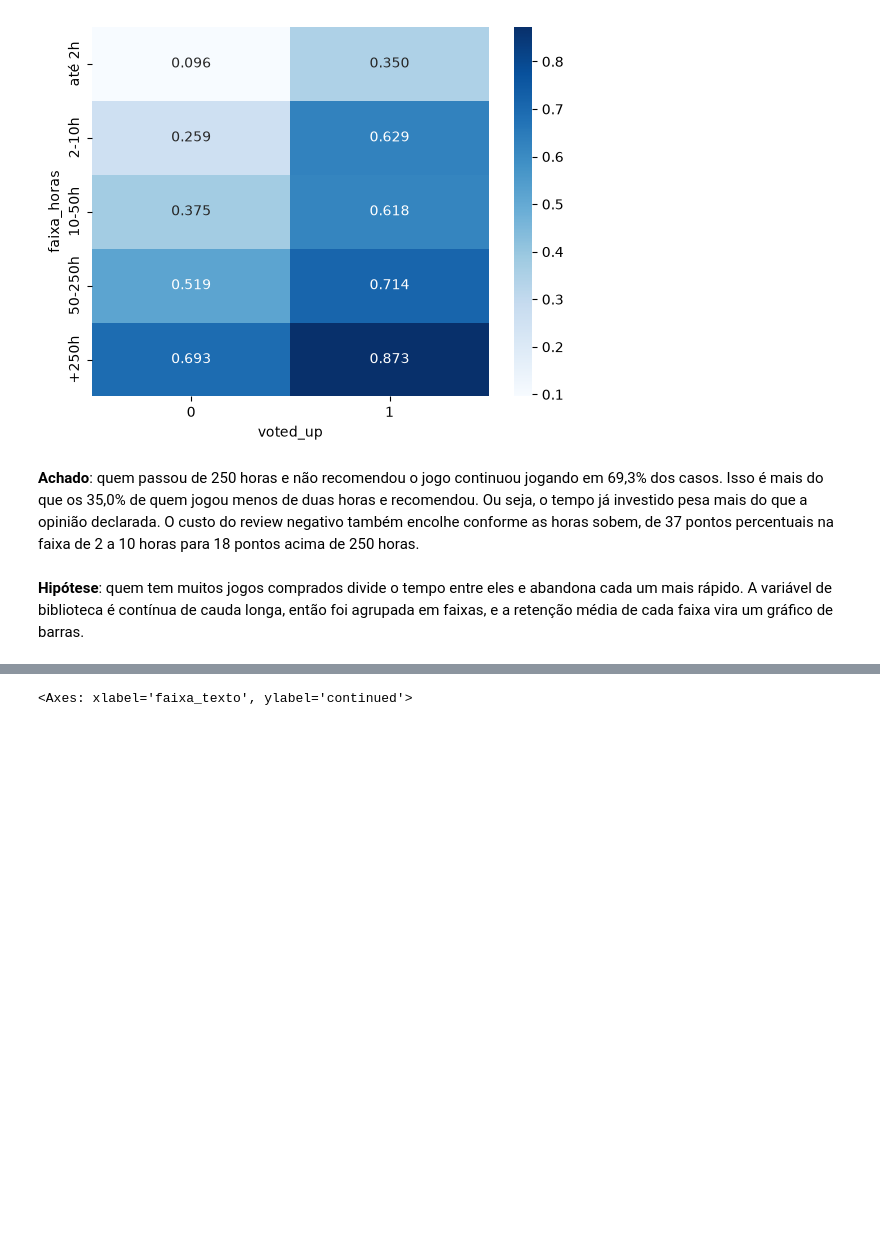
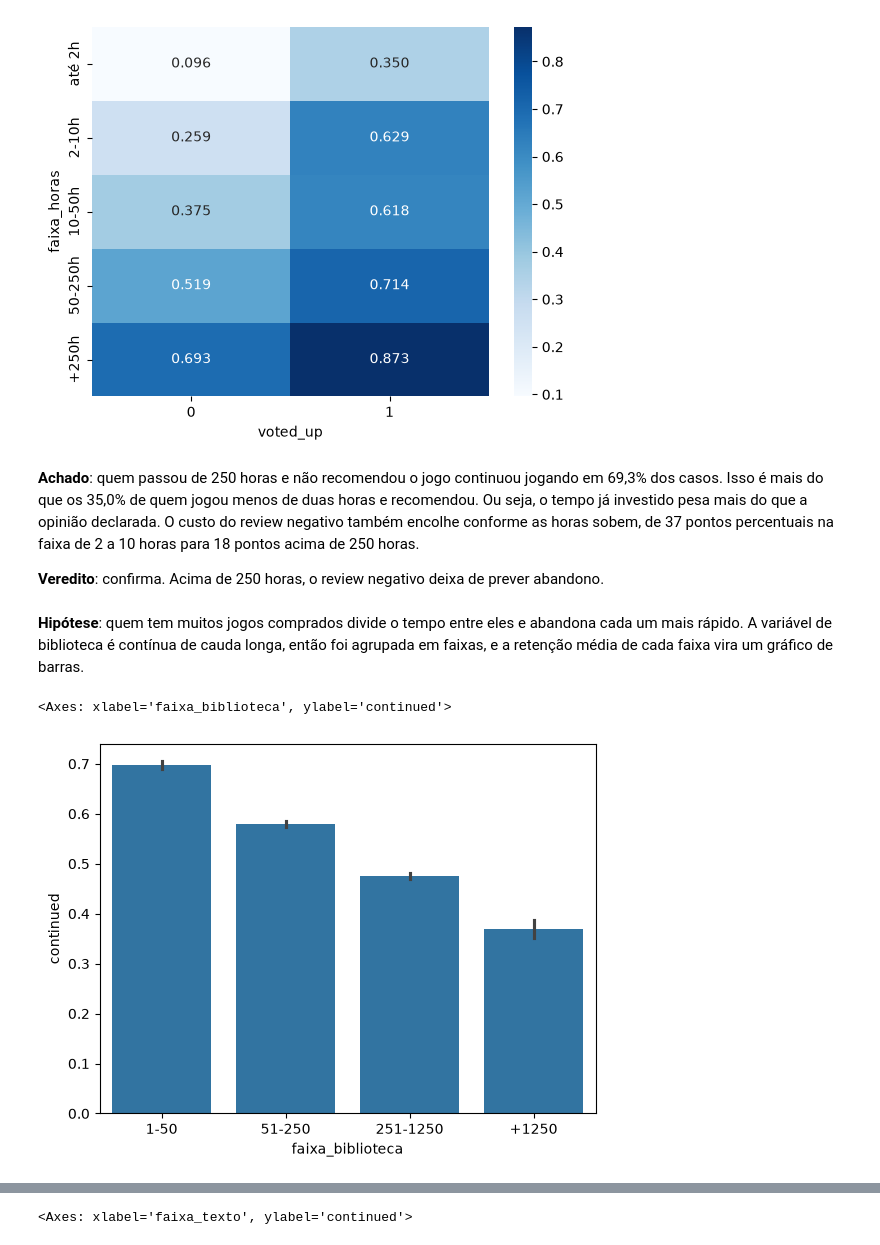
Before and after one commit to larissa04alves/steam-review-retention, a Jupyter notebook: tde-data-science-parte01.ipynb, the cells around one changed output, grey strips where cells are left out. Drawn from its saved outputs; the diff is of its cells as text; code cells hidden in the pictures; blank space fills up the shorter version.

```diff
--- a/tde-data-science-parte01.ipynb
+++ b/tde-data-science-parte01.ipynb
@@ -783,5 +785,16 @@ sns.heatmap(df.pivot_table(index='faixa_horas', columns='voted_up', values='cont
 [figure]
 # %% [markdown]
 **Achado**: quem passou de 250 horas e não recomendou o jogo continuou jogando em 69,3% dos casos. Isso é mais do que os 35,0% de quem jogou menos de duas horas e recomendou. Ou seja, o tempo já investido pesa mais do que a opinião declarada. O custo do review negativo também encolhe conforme as horas sobem, de 37 pontos percentuais na faixa de 2 a 10 horas para 18 pontos acima de 250 horas.
+
+**Veredito**: confirma. Acima de 250 horas, o review negativo deixa de prever abandono.
 # %% [markdown]
 **Hipótese**: quem tem muitos jogos comprados divide o tempo entre eles e abandona cada um mais rápido. A variável de biblioteca é contínua de cauda longa, então foi agrupada em faixas, e a retenção média de cada faixa vira um gráfico de barras.
+# %%
+# retenção por tamanho da biblioteca, só perfis públicos, faixas de 5 em 5 vezes
+pub = df[df['author_num_games_owned'] > 0].copy()
+pub['faixa_biblioteca'] = pd.cut(pub['author_num_games_owned'], [0, 50, 250, 1250, 100000],
+                                 labels=['1-50', '51-250', '251-1250', '+1250'])
+sns.barplot(data=pub, x='faixa_biblioteca', y='continued')
+# %% [output]
+<Axes: xlabel='faixa_biblioteca', ylabel='continued'>
+[figure, added]
```
Also changed, not shown: parts of 7 cells of this notebook.
